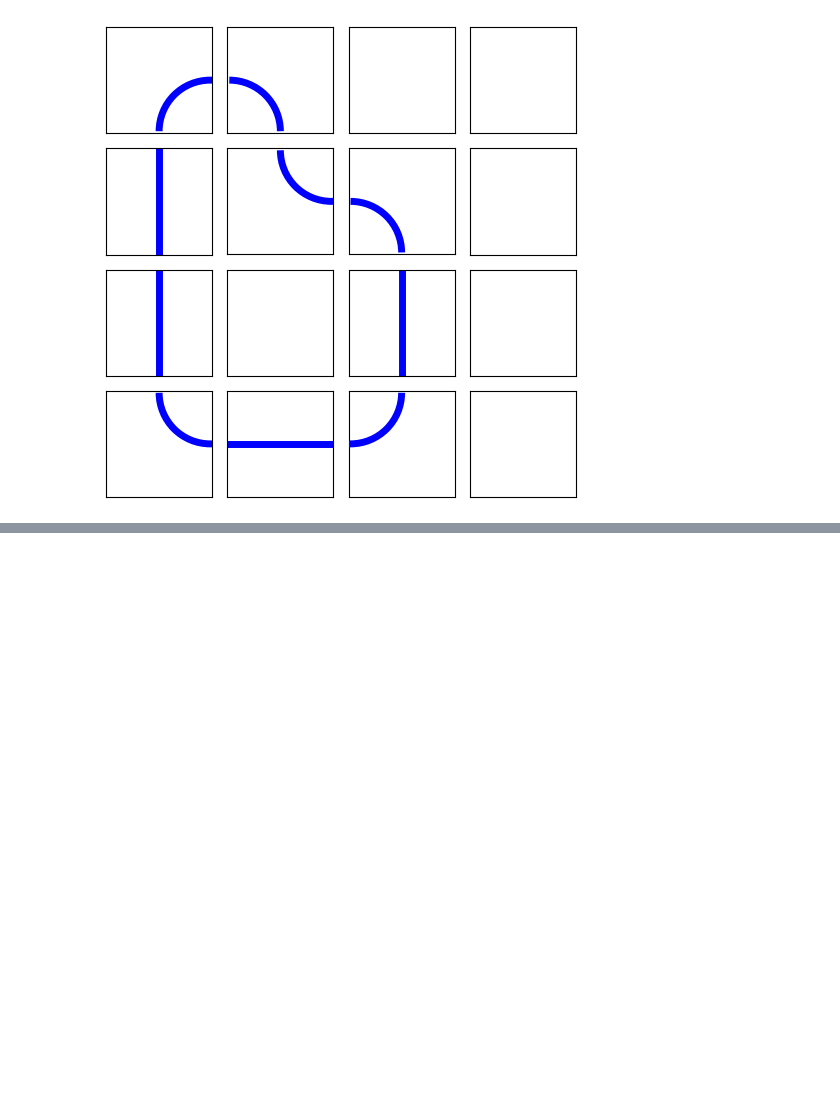
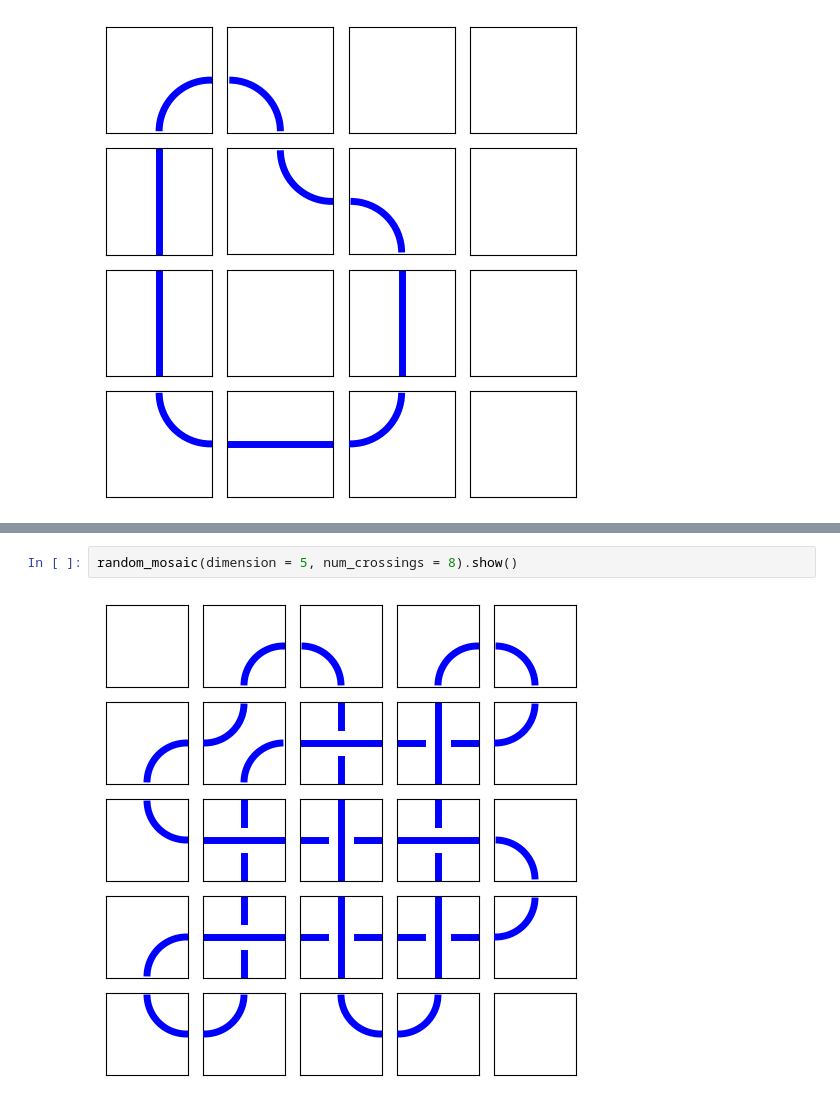
Before and after one commit to andrew-tawfeek/wild_knots, a Jupyter notebook: Random_Testing.ipynb, the cells around one changed output, grey strips where cells are left out. Saved outputs shown, nothing was run; the diff lists cells and outputs as text; blank space fills up the shorter version.

```diff
--- a/Random_Testing.ipynb
+++ b/Random_Testing.ipynb
@@ -74,0 +66,4 @@ choice([1,2,3])
+# %%
+random_mosaic(dimension = 5, num_crossings = 8).show()
+# %% [output]
+[figure, added]
```
Also changed, not shown: parts of 5 cells of this notebook, 1 other file.
